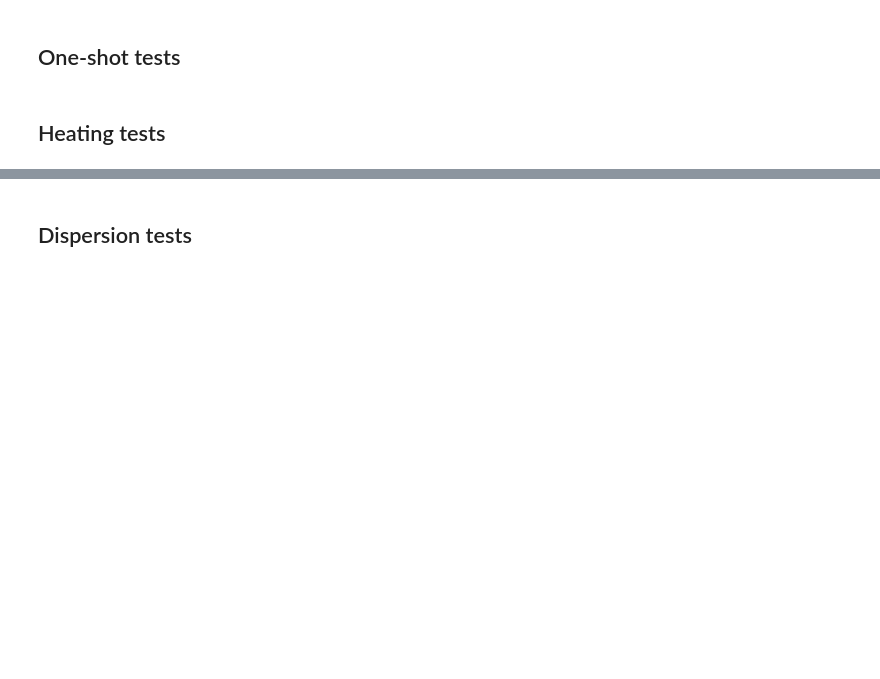
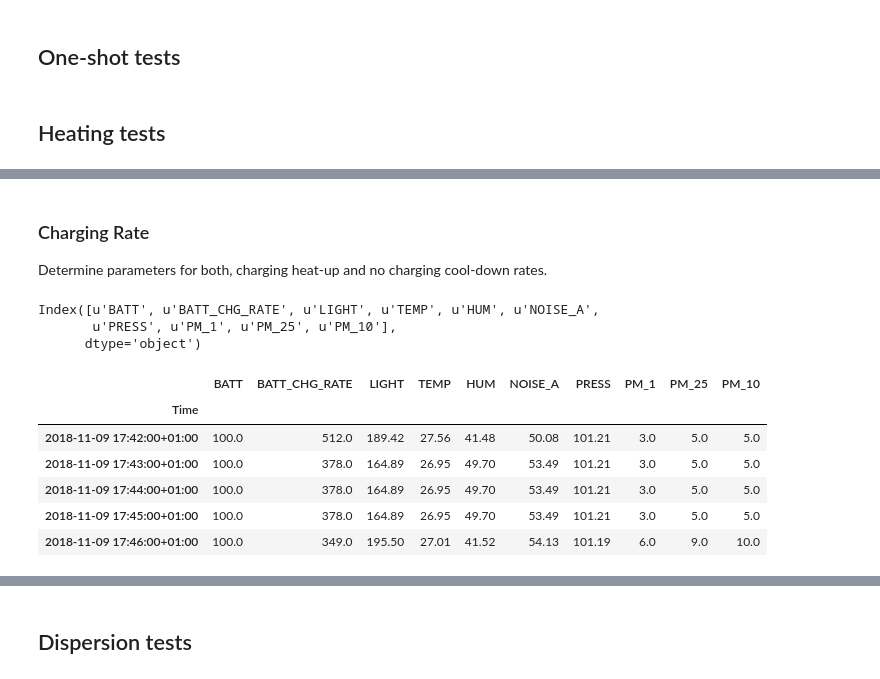
Before and after one commit to fablabbcn/smartcitizen-data, a Jupyter notebook: notebooks/Data-Analysis.ipynb, the cells around one changed output, grey strips where cells are left out. Saved outputs shown, nothing was run; the diff lists cells and outputs as text; code cells hidden in the pictures; blank space fills up the shorter version.

```diff
--- a/notebooks/Data-Analysis.ipynb
+++ b/notebooks/Data-Analysis.ipynb
@@ -542,0 +502,69 @@ MAX ERROR 0.396161261075 (degC), ACCURACY 95.2230208763 (%)
+# %% [markdown]
+### Charging Rate
+
+Determine parameters for both, charging heat-up and no charging cool-down rates.
+# %%
+from os.path import join
+import pandas as pd
+import numpy as np
+from sklearn.impute import SimpleImputer
+import matplotlib.pyplot as plot
+%matplotlib inline
+
+from IPython.display import display, clear_output, Markdown
+
+pwd = '/Users/macoscar/Desktop'
+# filename = 'NOPM_042.csv'
+filename = 'PM_008.csv'
+freq = '1Min'
+
+_data = pd.read_csv(join(pwd, filename)).set_index('Time')
+_cols = _data.columns
+print _cols
+_data.index = pd.to_datetime(_data.index).tz_localize('UTC').tz_convert('Europe/Madrid')
+index = _data.index
+
+_data = _data.apply(pd.to_numeric,errors='coerce')
+
+_data.astype('float32')
+imputer = SimpleImputer(strategy='median')
+imputer.fit(_data)
+test = imputer.transform(_data)
+
+test_data = pd.DataFrame(imputer.transform(_data), columns = _cols)
+test_data.index = index
+test_data.drop_duplicates(inplace=True)
+
+test_data = test_data.resample(freq, convention = 'start').bfill()
+
+display(test_data.head(5))
+
+# Initialise Parameters
+params = [-0.019382759497426454, -0.10731879461860494, 1.8704647075397753, 0.08455507725845345, -0.022859087352155583, 0.6999999999999978, 0.001057923304, 0.0]
+params_LUT = list()
+params_LUTx = np.arange(0,105,5)
+for item in params_LUTx:
+    params_LUT.append([item, params])
+
+params_LUT[find_closest(params_LUTx, 95)][1] = [-0.3239134009527317, 0.4703058536060254, 0.7089833739792859, 0.054044664848073055, -0.019089957658372403, 0.3899999999999991, 0.001057923304, 0.0]
+params_LUT[find_closest(params_LUTx, 100)][1] = [-0.3239134009527317, 0.4703058536060254, 0.7089833739792859, 0.054044664848073055, -0.019089957658372403, 0.3899999999999991, 0.001057923304, 0.0]
+
+test_data_func = test_data.loc[:,('TEMP', 'BATT_CHG_RATE', 'BATT')]
+test_data_func['REGRESSED_DIFF_TEMP'] = 0
+test_data_func['CHARGING'] = test_data_func.loc[:,'BATT_CHG_RATE'] > 0
+test_data_func['TRANSITION_CHARGING'] = detect_peak(test_data_func['CHARGING'])
+test_data_func['COUNTER_CHARGING'] = count_peak(test_data_func['CHARGING'], True, True, test_data_func['CHARGING'][0])
+
+# test_data_func = test_data_func.resample('1Min').bfill()
+display(test_data_func.head(5))
+# %% [output]
+Index([u'BATT', u'BATT_CHG_RATE', u'LIGHT', u'TEMP', u'HUM', u'NOISE_A',
+       u'PRESS', u'PM_1', u'PM_25', u'PM_10'],
+      dtype='object')
+|  | BATT | BATT_CHG_RATE | LIGHT | TEMP | HUM | NOISE_A | PRESS | PM_1 | PM_25 | PM_10 |
+| Time |  |  |  |  |  |  |  |  |  |  |
+| 2018-11-09 17:42:00+01:00 | 100.0 | 512.0 | 189.42 | 27.56 | 41.48 | 50.08 | 101.21 | 3.0 | 5.0 | 5.0 |
+| 2018-11-09 17:43:00+01:00 | 100.0 | 378.0 | 164.89 | 26.95 | 49.70 | 53.49 | 101.21 | 3.0 | 5.0 | 5.0 |
+| 2018-11-09 17:44:00+01:00 | 100.0 | 378.0 | 164.89 | 26.95 | 49.70 | 53.49 | 101.21 | 3.0 | 5.0 | 5.0 |
+| 2018-11-09 17:45:00+01:00 | 100.0 | 378.0 | 164.89 | 26.95 | 49.70 | 53.49 | 101.21 | 3.0 | 5.0 | 5.0 |
+| 2018-11-09 17:46:00+01:00 | 100.0 | 349.0 | 195.50 | 27.01 | 41.52 | 54.13 | 101.19 | 6.0 | 9.0 | 10.0 |
```
Also changed, not shown: parts of 11 cells of this notebook, 4 other files.
